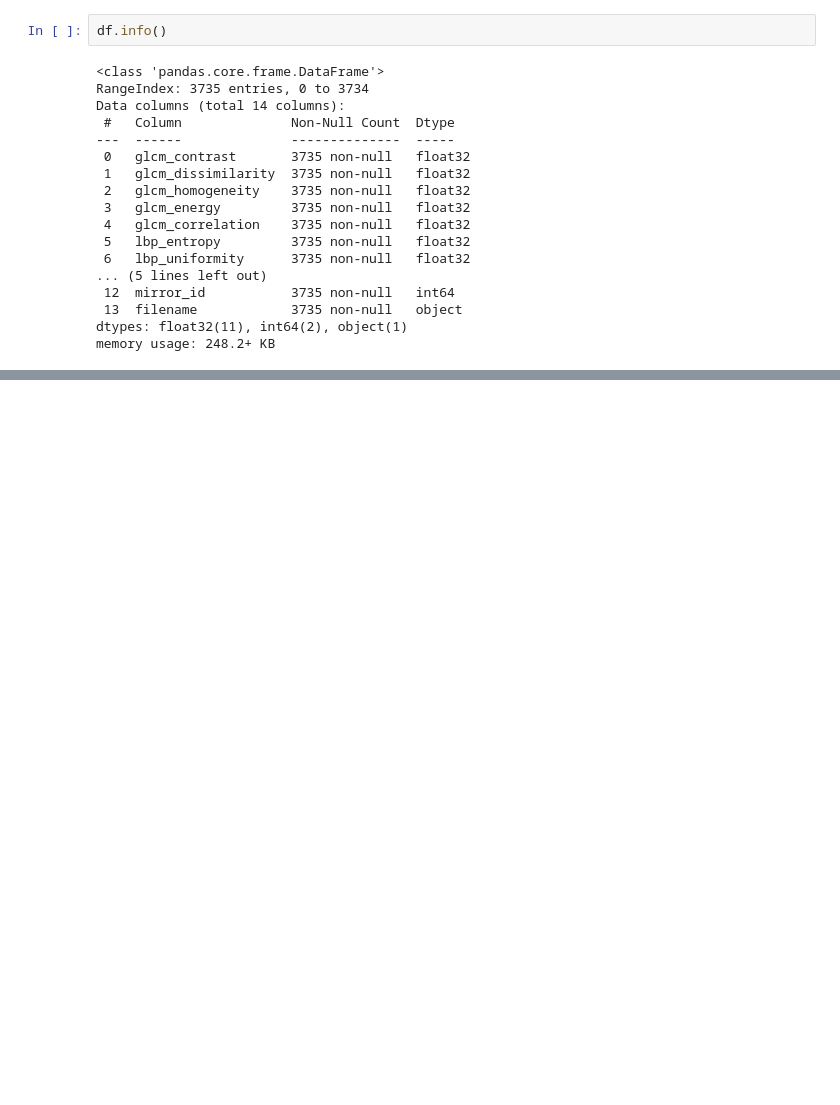
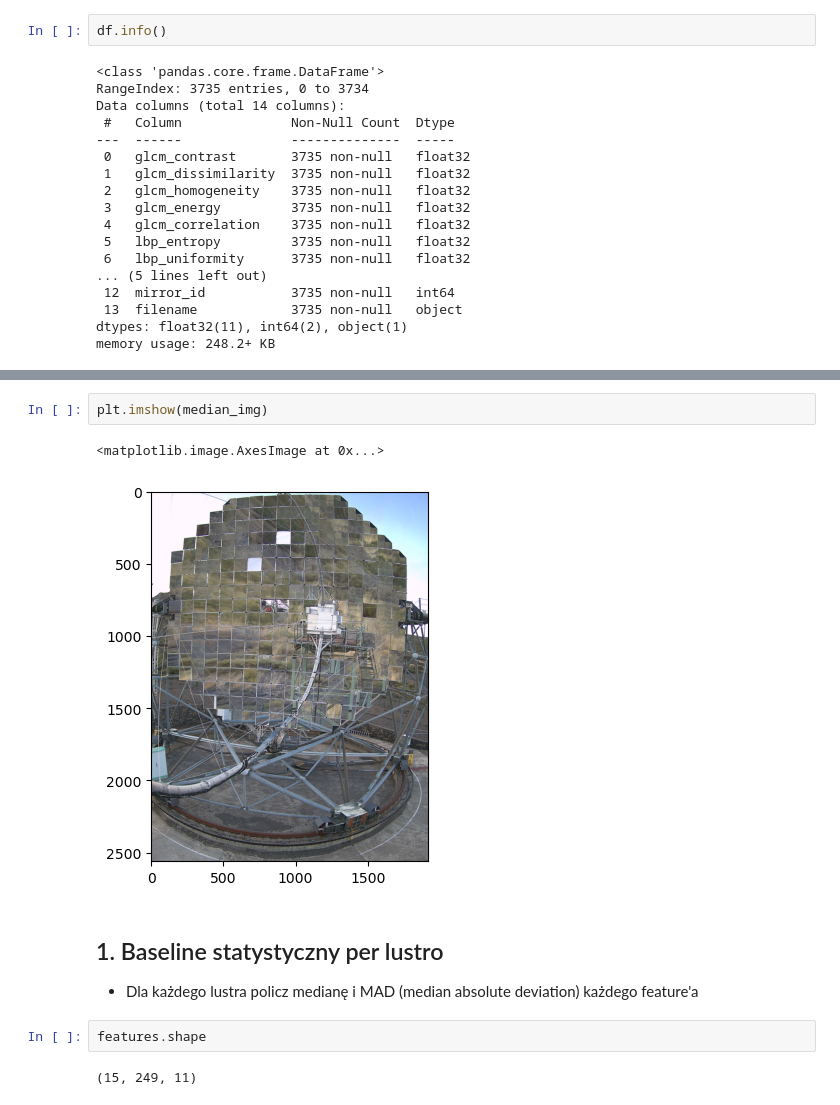
Before and after one commit to pawel21/Computer_vision_for_MAGIC, a Jupyter notebook: notebooks/baseline_analyze.ipynb, the cells around one changed output, grey strips where cells are left out. Cells and saved outputs as stored; diff of their text form; blank space fills up the shorter version.

```diff
--- a/notebooks/baseline_analyze.ipynb
+++ b/notebooks/baseline_analyze.ipynb
@@ -66,0 +150,13 @@ memory usage: 248.2+ KB
+# %%
+plt.imshow(median_img)
+# %% [output]
+<matplotlib.image.AxesImage at 0x...>
+[figure, added]
+# %% [markdown]
+## 1. Baseline statystyczny per lustro
+
+- Dla każdego lustra policz medianę i MAD (median absolute deviation) każdego feature'a
+# %%
+features.shape
+# %% [output]
+(15, 249, 11)
```
Also changed, not shown: parts of 21 cells of this notebook.
